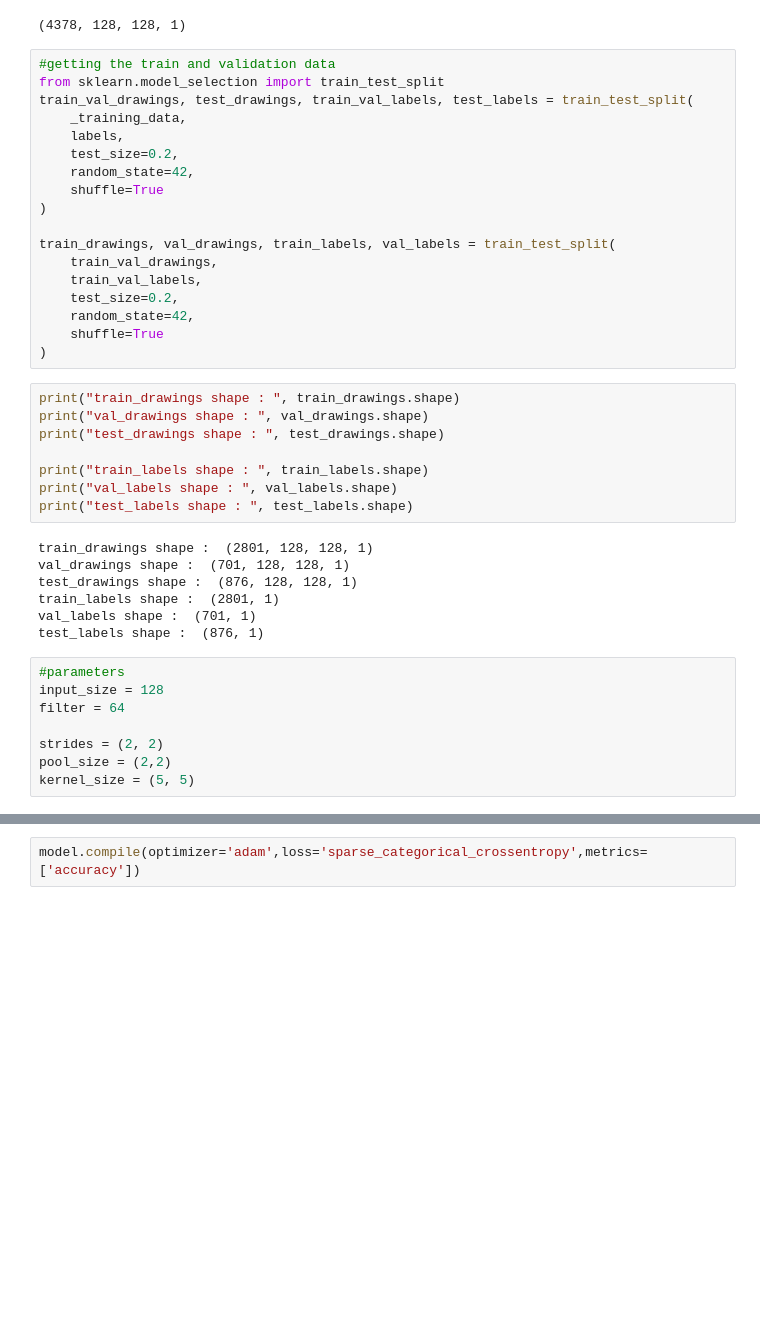
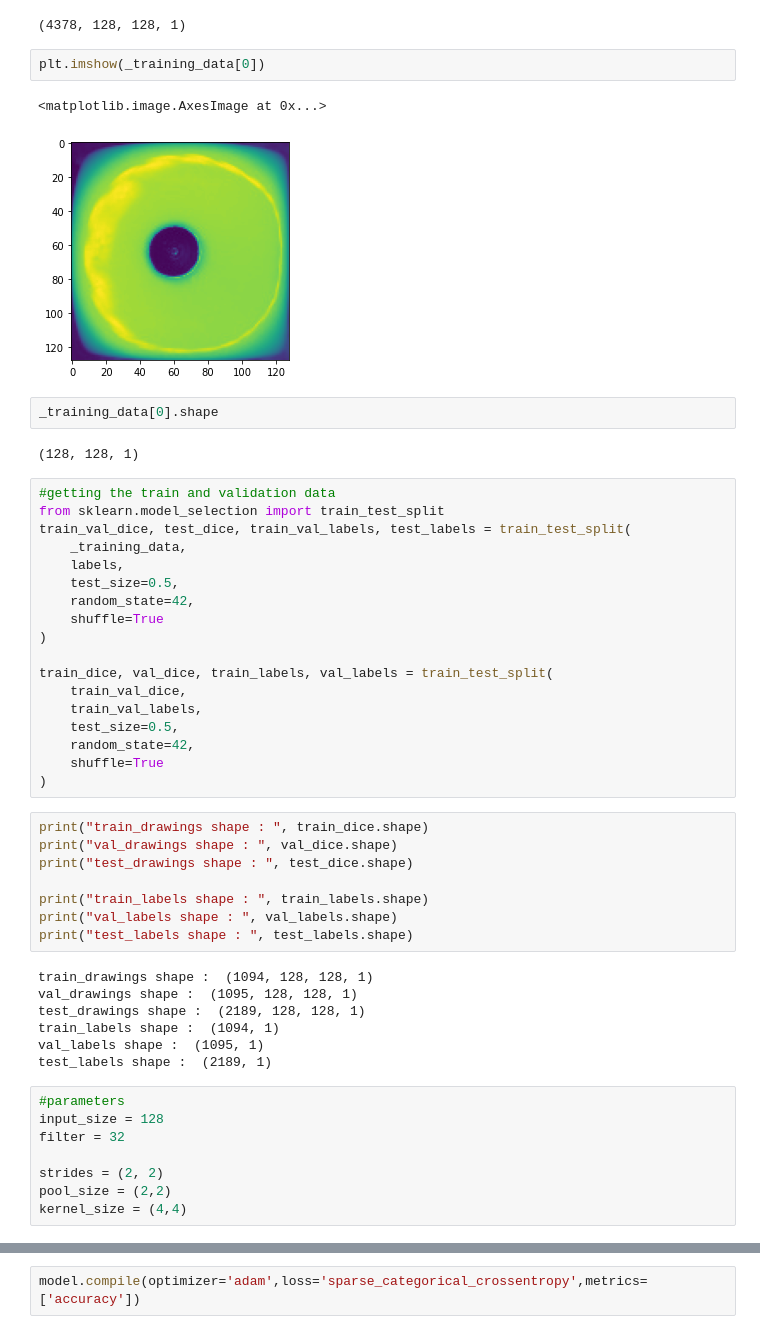
Before and after one commit to mokegg/Faktion-Anomaly-Detection, a Jupyter notebook: test.ipynb, the cells around one changed output, grey strips where cells are left out. Drawn from its saved outputs; the diff is of its cells as text; blank space fills up the shorter version.

```diff
--- a/test.ipynb
+++ b/test.ipynb
@@ -101,47 +112,56 @@ _training_data = stack_training_data(_dices)
 _training_data.shape
 # %% [output]
 (4378, 128, 128, 1)
+# %%
+plt.imshow(_training_data[0])
+# %% [output]
+<matplotlib.image.AxesImage at 0x...>
+[figure, added]
+# %%
+_training_data[0].shape
+# %% [output]
+(128, 128, 1)
 # %%
 #getting the train and validation data
 from sklearn.model_selection import train_test_split
-train_val_drawings, test_drawings, train_val_labels, test_labels = train_test_split(
+train_val_dice, test_dice, train_val_labels, test_labels = train_test_split(
     _training_data,
     labels,
-    test_size=0.2,
+    test_size=0.5,
     random_state=42,
     shuffle=True
 )
 
-train_drawings, val_drawings, train_labels, val_labels = train_test_split(
-    train_val_drawings,
+train_dice, val_dice, train_labels, val_labels = train_test_split(
+    train_val_dice,
     train_val_labels,
-    test_size=0.2,
+    test_size=0.5,
     random_state=42,
     shuffle=True
 )
 # %%
-print("train_drawings shape : ", train_drawings.shape)
-print("val_drawings shape : ", val_drawings.shape)
-print("test_drawings shape : ", test_drawings.shape)
+print("train_drawings shape : ", train_dice.shape)
+print("val_drawings shape : ", val_dice.shape)
+print("test_drawings shape : ", test_dice.shape)
 
 print("train_labels shape : ", train_labels.shape)
 print("val_labels shape : ", val_labels.shape)
 print("test_labels shape : ", test_labels.shape)
 # %% [output]
-train_drawings shape :  (2801, 128, 128, 1)
-val_drawings shape :  (701, 128, 128, 1)
-test_drawings shape :  (876, 128, 128, 1)
-train_labels shape :  (2801, 1)
-val_labels shape :  (701, 1)
-test_labels shape :  (876, 1)
+train_drawings shape :  (1094, 128, 128, 1)
+val_drawings shape :  (1095, 128, 128, 1)
+test_drawings shape :  (2189, 128, 128, 1)
+train_labels shape :  (1094, 1)
+val_labels shape :  (1095, 1)
+test_labels shape :  (2189, 1)
 # %%
 #parameters
 input_size = 128
-filter = 64
+filter = 32
 
 strides = (2, 2)
 pool_size = (2,2)
-kernel_size = (5, 5)
+kernel_size = (4,4)
 # %%
 from tensorflow.keras import layers, models
 model = models.Sequential([
```
Also changed, not shown: parts of 5 cells of this notebook.
